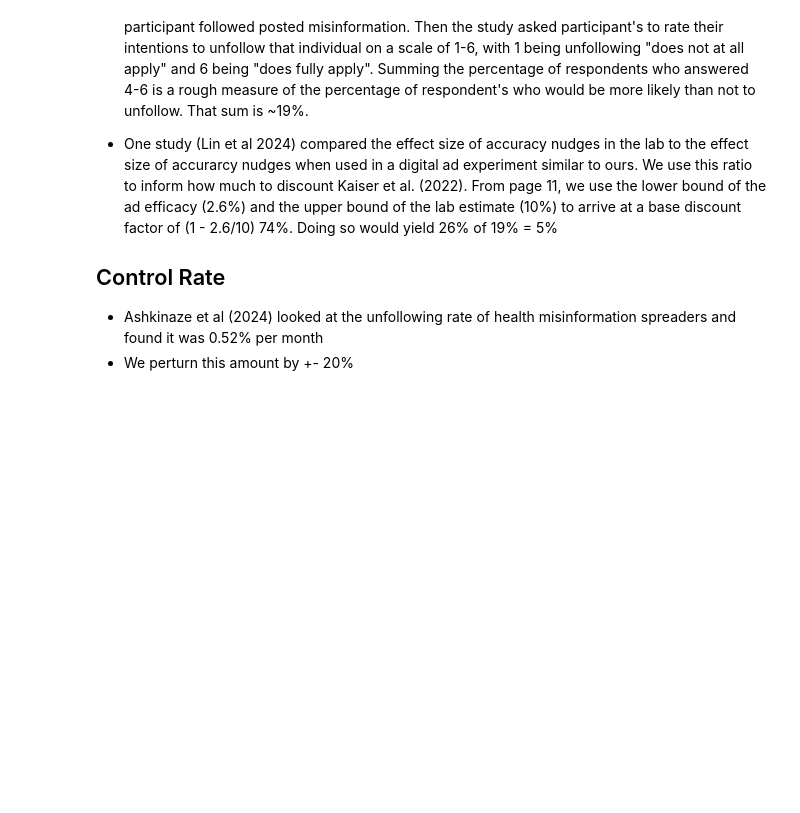
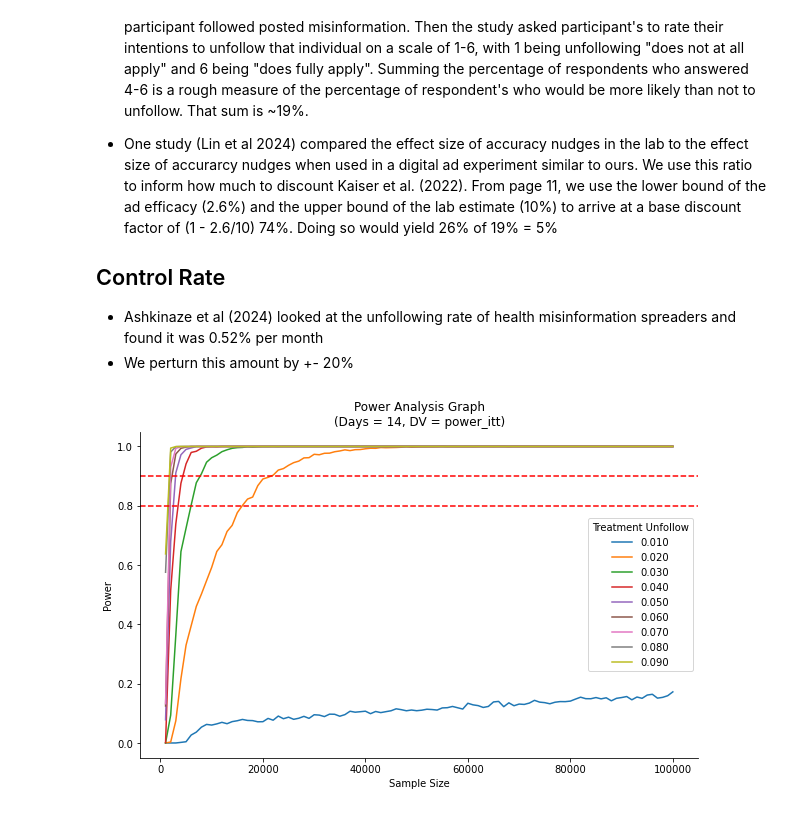
Before and after one commit to josh-ashkinaze/ads_misinfo, a Jupyter notebook: 5_pow.ipynb, the cells around one changed output. Drawn from its saved outputs; the diff is of its cells as text; code cells hidden in the pictures; blank space fills up the shorter version.

```diff
--- a/5_pow.ipynb
+++ b/5_pow.ipynb
@@ -39,7 +39,7 @@ def process_task(control_prop, treatment_prop, n_days, N, treat_eligible, n_simu
                            treatment_prop=treatment_prop,
                            treat_eligible=treat_eligible,
                            n_simulations=n_simulations, alpha=0.05)
-    return {'control_prop': control_prop, 'treatment_prop': treatment_prop, 'n_days': n_days, 'N': N, 'power': power}
+    return {'control_prop': control_prop, 'treatment_prop': treatment_prop, 'n_days': n_days, 'N': N, 'power_itt': power['itt_power'], 'power_att':power['att_power']}
 
 
 def run_power_analysis(params, df):
@@ -58,73 +58,90 @@ def estimate_power(df, N, control_prop, treatment_prop, treat_eligible, alpha=0.
     df_sample = df.sample(N, replace=False)
     N_control = df_sample[df_sample['treated'] == 0].shape[0]
     N_treatment = df_sample[df_sample['treated'] == 1].shape[0]
-    N_eligible_treatment = int(N_treatment * treat_eligible)
-    sig_res = 0
+    sig_itt = 0
+    sig_att = 0
     for i in range(n_simulations):
-        sig = difference_in_proportions_test(N_control, N_eligible_treatment, control_prop, treatment_prop, alpha)
-        if sig:
-            sig_res +=1
-        else:
-            pass
-    return sig_res / n_simulations
+        res_dict = difference_in_proportions_test(N_control, N_treatment, treat_eligible,  control_prop, treatment_prop, alpha)
+        itt_res, att_res = res_dict['itt'], res_dict['att']
+        if itt_res:
+            sig_itt +=1
+        if att_res:
+            sig_att +=1
 
-def difference_in_proportions_test(N_control, N_treatment, control_prop, treatment_prop, alpha=0.05):
+    power = {'itt_power':sig_itt/n_simulations, "att_power":sig_att/n_simulations}
+    return power
 
+def difference_in_proportions_test(N_control, N_treatment, treat_eligible, control_prop, treatment_prop, alpha=0.05):
+
+    # Only `treat_eligible' prop complies
+    n_treatment_compliers = int(N_treatment*treat_eligible)
+    n_treatment_noncompliers = N_treatment - n_treatment_compliers
+
+    # We only observe outcomes among compliers
     control_outcomes = np.random.binomial(1, control_prop, size=N_control)
-    treatment_outcomes = np.random.binomial(1, treatment_prop, size=N_treatment)
-
+    treatment_complier_outcomes = np.random.binomial(1, treatment_prop, size=n_treatment_compliers)
 
     # Continuity correction in case 0
     success_control =  max(control_outcomes.sum(),1)
-    success_treatment = max(treatment_outcomes.sum(),1)
+    success_treatment = max(treatment_complier_outcomes.sum(),1)
 
+    # ATT uses compliers as the denominator
+    count = np.array([success_treatment, success_control])
+    nobs = np.array([n_treatment_compliers, N_control])
+    att_z_stat, att_p_value = proportions_ztest(count=count, nobs=nobs, alternative='larger')
+    att_res = (att_p_value <= alpha)
 
+    # ITT uses total treated users as the denominator
     count = np.array([success_treatment, success_control])
     nobs = np.array([N_treatment, N_control])
+    itt_z_stat, itt_p_value = proportions_ztest(count=count, nobs=nobs, alternative='larger')
+    itt_res = (itt_p_value <= alpha)
 
-    z_stat, p_value = proportions_ztest(count=count, nobs=nobs, alternative='larger')
-
-    return p_value <= alpha
+    return {'itt':itt_res, 'att':att_res}
 
 
 def make_graph(df_results):
     df_results['treatment_prop_label'] = df_results['treatment_prop'].apply(lambda x: f"{x:.3f}")
-    for n_days in df_results['n_days'].unique():
-        plt.figure(figsize=(10, 6))
-        title = "Power Analysis Graph\n(Days = {})".format(n_days)
-        plt.title(title)
-        sns.lineplot(data=df_results[df_results['n_days'] == n_days],
-                     x="N",
-                     y="power",
-                     hue="treatment_prop_label")
-        plt.axhline(y=0.8, linestyle='dashed', color='red')
-        plt.axhline(y=0.9, linestyle='dashed', color='red')
+    for dv in ['power_itt', 'power_att']:
+        for n_days in df_results['n_days'].unique():
+            plt.figure(figsize=(10, 6))
+            title = "Power Analysis Graph\n(Days = {}, DV = {})".format(n_days, dv)
+            plt.title(title)
+            sns.lineplot(data=df_results[df_results['n_days'] == n_days],
+                         x="N",
+                         y=dv,
+                         hue="treatment_prop_label")
+            plt.axhline(y=0.8, linestyle='dashed', color='red')
+            plt.axhline(y=0.9, linestyle='dashed', color='red')
 
-        plt.legend(title="Treatment Unfollow.")
-        plt.xlabel("Sample Size")
-        plt.ylabel("Power")
-        sns.despine()
-        plt.show()
+            plt.legend(title="Treatment Unfollow")
+            plt.xlabel("Sample Size")
+            plt.ylabel("Power")
+            sns.despine()
+            plt.show()
 
 def find_required_N(df_results):
-    df_filtered = df_results[df_results['power'] >= 0.8]
-    df_required_N = df_filtered.groupby('treatment_prop', as_index=False)['N'].min()
-    df_required_N['treatment_prop_label'] = df_required_N['treatment_prop'].apply(lambda x: f"{x:.3f}")
-    return df_required_N
+    for dv in ['power_itt', 'power_att']:
+        print("PRINTING RESULTS FOR MIN N AT 80% POWER FOR: {}".format(dv))
+        df_filtered = df_results[df_results[dv] >= 0.8]
+        df_required_N = df_filtered.groupby('treatment_prop', as_index=False)['N'].min()
+        df_required_N['treatment_prop_label'] = df_required_N['treatment_prop'].apply(lambda x: f"{x:.3f}")
+        print(df_required_N)
 
 
 
 df = pd.read_csv("treat_status_MINIMAL_FOLLOWERS_03.04.2024__17.11.03__START0_END-1.csv")
 params = {
     'control_prop': [0.0058],
-    'treatment_prop': [0.02, 0.03, 0.04, 0.05, 0.06, 0.07, 0.08],
-    'N_values': np.linspace(1000, 20000, 100, dtype=int),
+    'treatment_prop': [0.01, 0.02, 0.03, 0.04, 0.05, 0.06, 0.07, 0.08, 0.09],
+    'N_values': np.linspace(1000, 100000, 100, dtype=int),
     'n_days':[14, 30],
     'n_simulations': 5000,
     "treat_eligible":[0.3]
 }
 
 df_results = run_power_analysis(params, df)
 make_graph(df_results)
 print(find_required_N(df_results))
 # %% [output]
+[figure, added]
```
Also changed, not shown: parts of 2 cells of this notebook.
